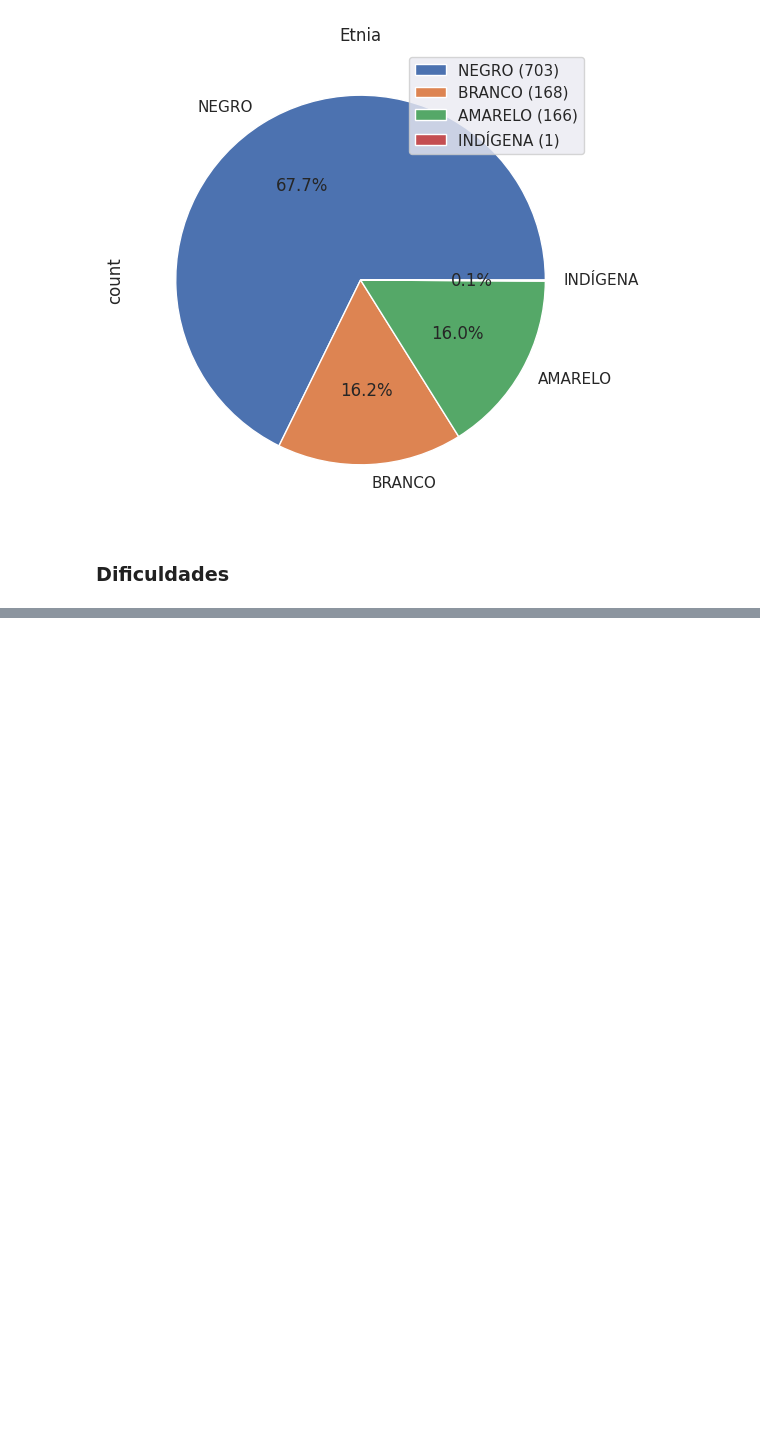
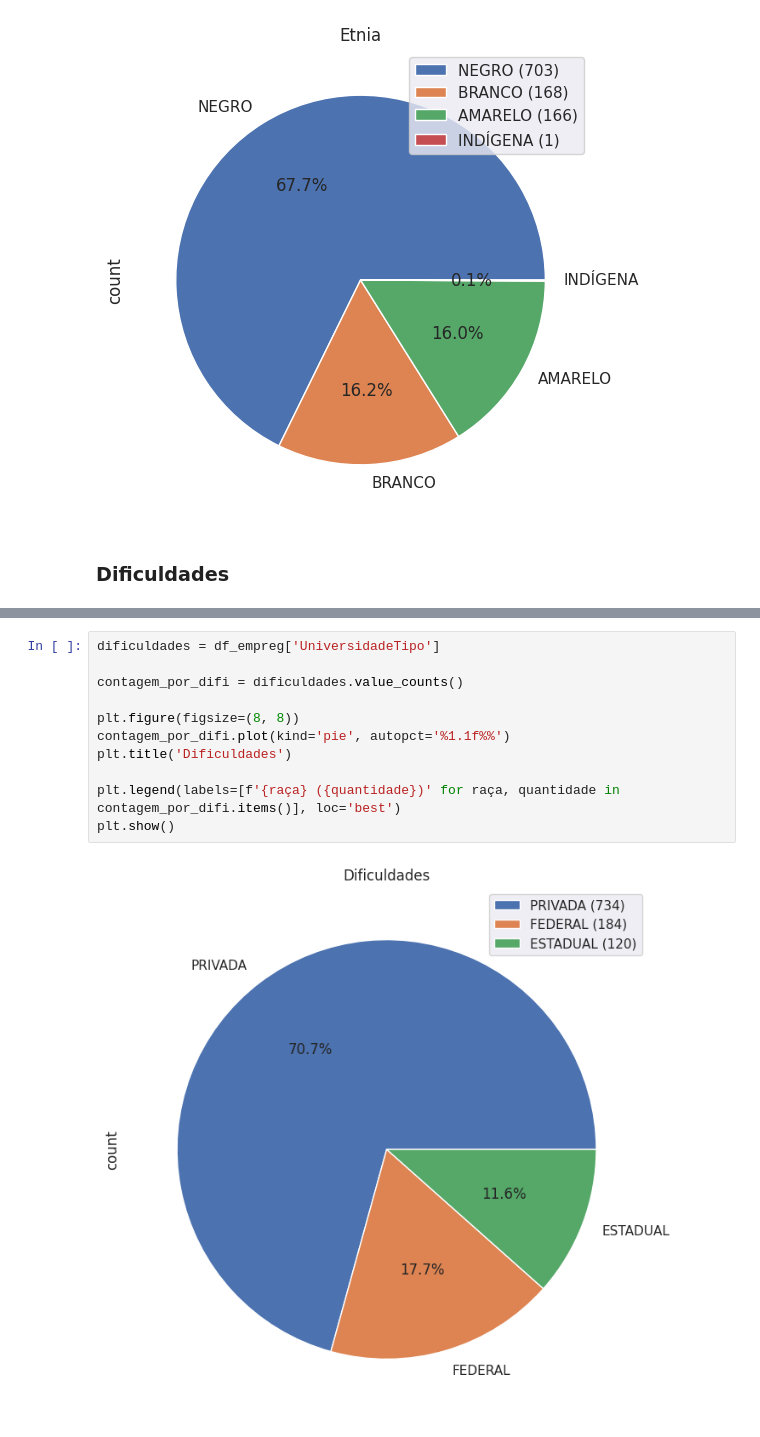
Before and after one commit to manuellereis/Pesquisa, a Jupyter notebook: notebooks/main.ipynb, the cells around one changed output, grey strips where cells are left out. Drawn from its saved outputs; the diff is of its cells as text; blank space fills up the shorter version.

```diff
--- a/notebooks/main.ipynb
+++ b/notebooks/main.ipynb
@@ -373,0 +436,13 @@ plt.show()
+# %%
+dificuldades = df_empreg['UniversidadeTipo']
+
+contagem_por_difi = dificuldades.value_counts()
+
+plt.figure(figsize=(8, 8))
+contagem_por_difi.plot(kind='pie', autopct='%1.1f%%')
+plt.title('Dificuldades')
+
+plt.legend(labels=[f'{raça} ({quantidade})' for raça, quantidade in contagem_por_difi.items()], loc='best')
+plt.show()
+# %% [output]
+[figure, added]
```
Also changed, not shown: parts of 26 cells of this notebook.
